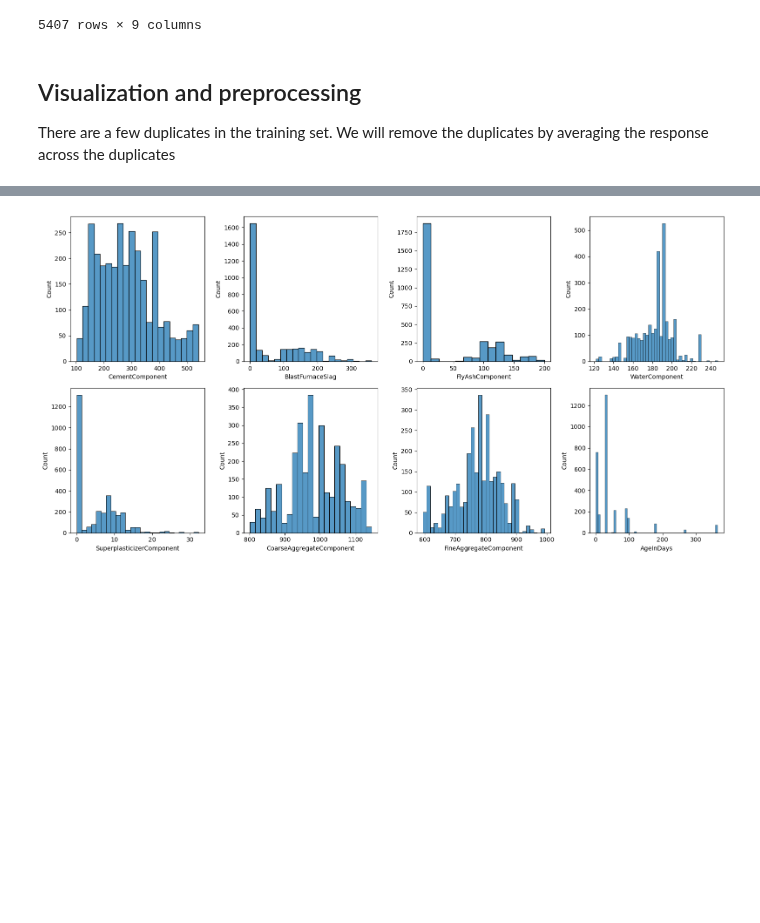
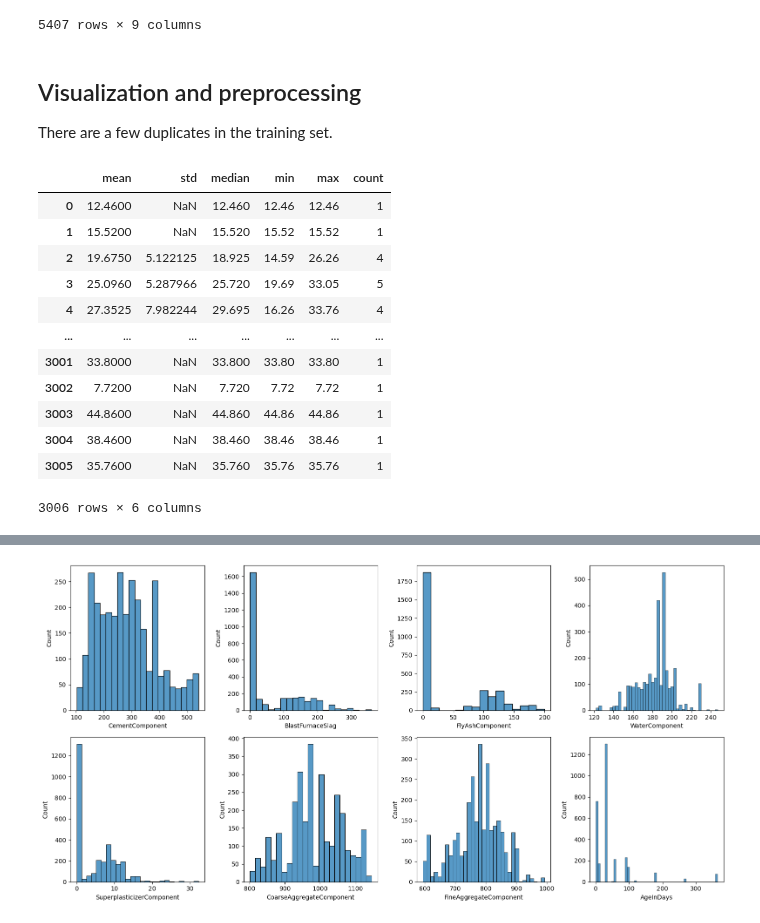
Before and after one commit to syerramilli/kaggle-notebooks, a Jupyter notebook: ps3e9-keras-mlp-with-skip-connections.ipynb, the cells around one changed output, grey strips where cells are left out. Saved outputs shown, nothing was run; the diff lists cells and outputs as text; code cells hidden in the pictures; blank space fills up the shorter version.

```diff
--- a/ps3e9-keras-mlp-with-skip-connections.ipynb
+++ b/ps3e9-keras-mlp-with-skip-connections.ipynb
@@ -71,8 +71,22 @@ train
 # %% [markdown]
 ## Visualization and preprocessing
 
-
-There are a few duplicates in the training set. We will remove the duplicates by averaging the response across the duplicates
+There are a few duplicates in the training set.
 # %%
 predictors = train.columns[:-1].to_list()
-train = train.groupby(predictors).agg('mean').reset_index()
+strength_stats = train.groupby(predictors).agg(['mean','std','median','min','max','count']).reset_index(drop=True)['Strength']
+strength_stats
+# %% [output]
+|  | mean | std | median | min | max | count |
+| 0 | 12.4600 | NaN | 12.460 | 12.46 | 12.46 | 1 |
+| 1 | 15.5200 | NaN | 15.520 | 15.52 | 15.52 | 1 |
+| 2 | 19.6750 | 5.122125 | 18.925 | 14.59 | 26.26 | 4 |
+| 3 | 25.0960 | 5.287966 | 25.720 | 19.69 | 33.05 | 5 |
+| 4 | 27.3525 | 7.982244 | 29.695 | 16.26 | 33.76 | 4 |
+| ... | ... | ... | ... | ... | ... | ... |
+| 3001 | 33.8000 | NaN | 33.800 | 33.80 | 33.80 | 1 |
+| 3002 | 7.7200 | NaN | 7.720 | 7.72 | 7.72 | 1 |
+| 3003 | 44.8600 | NaN | 44.860 | 44.86 | 44.86 | 1 |
+| 3004 | 38.4600 | NaN | 38.460 | 38.46 | 38.46 | 1 |
+| 3005 | 35.7600 | NaN | 35.760 | 35.76 | 35.76 | 1 |
+3006 rows × 6 columns
```
Also changed, not shown: parts of 15 cells of this notebook.
